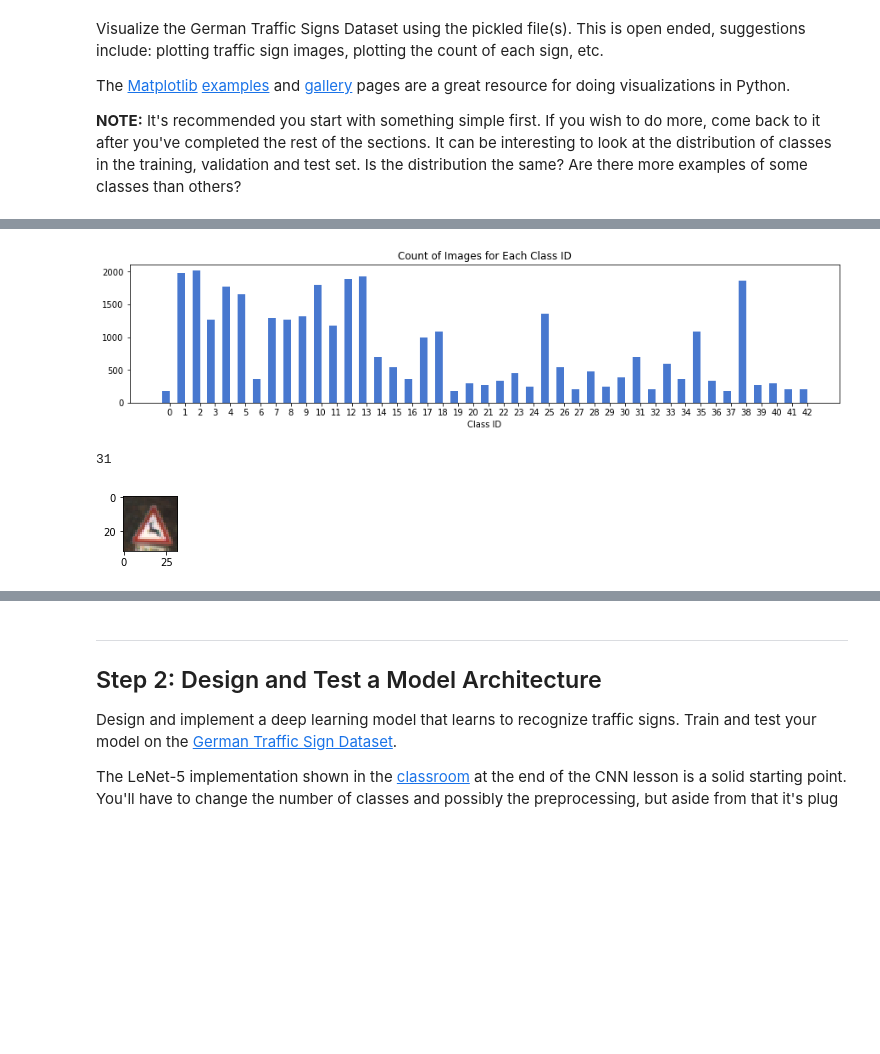
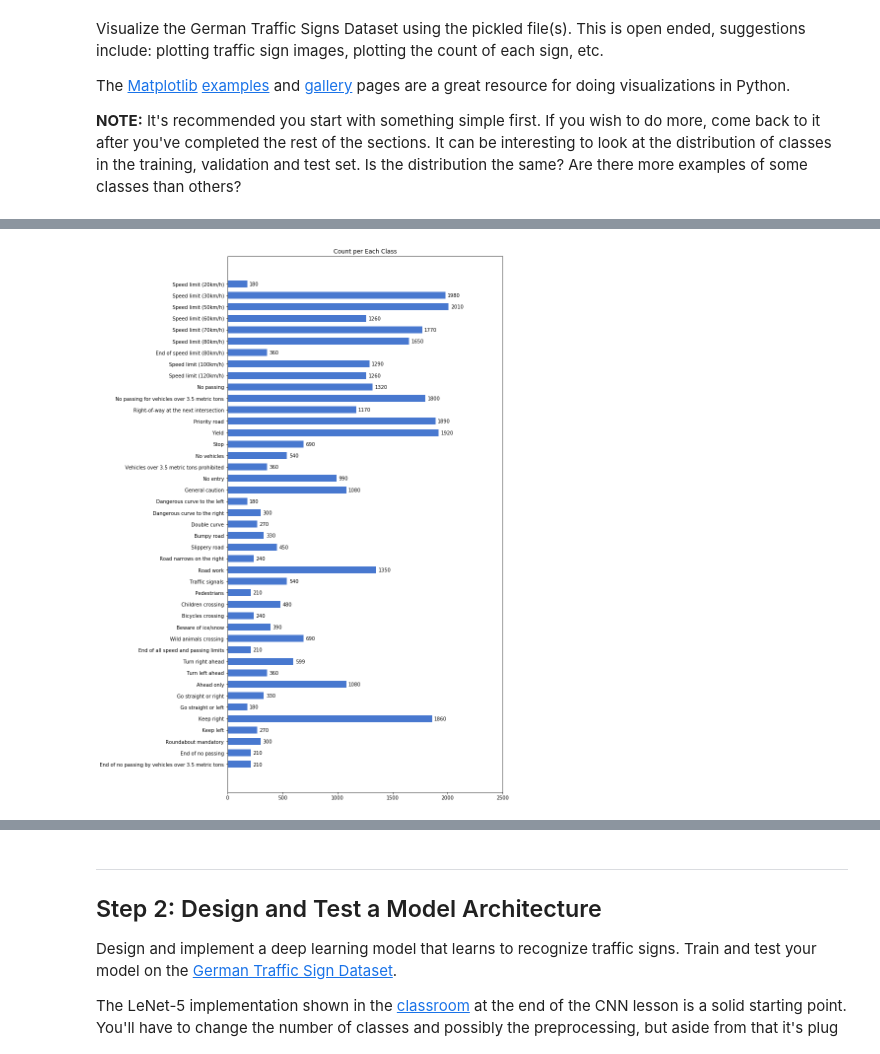
Before and after one commit to tangrui/udacity-self-driving-car, a Jupyter notebook: Project 2 - Traffic Sign Classifier/Traffic_Sign_Classifier.ipynb, the cells around one changed output, grey strips where cells are left out. Cells and saved outputs as stored; diff of their text form; code cells hidden in the pictures; blank space fills up the shorter version.

```diff
--- a/Project 2 - Traffic Sign Classifier/Traffic_Sign_Classifier.ipynb
+++ b/Project 2 - Traffic Sign Classifier/Traffic_Sign_Classifier.ipynb
@@ -100,3 +114,29 @@ import matplotlib.pyplot as plt
 import random
 # Visualizations will be shown in the notebook.
 %matplotlib inline
+# %%
+import matplotlib.gridspec as gridspec
+
+n = 7
+plt.figure(figsize=(15, 35))
+gs = gridspec.GridSpec(n_classes, n + 3)
+with plt.style.context(('seaborn-muted')):
+    for i in range(n_classes):
+        images = x_train_orig[y_train_orig == i]
+        indexes = np.random.choice(len(images), n)
+        for j, idx in enumerate(indexes):
+            if (j == 0):
+                plt.subplot(gs[i, 0:3])
+                plt.text(0, 0.5, '({}) {}'.format(i, class_names[i]), size=12, ha='left', va='center')
+                plt.xticks([])
+                plt.yticks([])
+                plt.axis('off')
+
+            plt.subplot(gs[i, j + 3])
+            plt.imshow(images[idx])
+            plt.xticks([])
+            plt.yticks([])
+            plt.axis('off')
+
+plt.tight_layout()
+plt.show()
@@ -103,27 +145,22 @@ import random
 # %%
 from collections import Counter
 
 counts = Counter(y_train_orig)
 labels, values = zip(*counts.items())
 indexes = np.arange(len(labels))
-width = 0.5
+
+pos = np.arange(n_classes)
 with plt.style.context(('seaborn-muted')):
-    figure = plt.figure(figsize=(15, 3))
-    plt.bar(indexes, values, width)
-    plt.xticks(indexes + width * 0.5, labels)
-    plt.xlabel('Class ID')
-    plt.title('Count of Images for Each Class ID')
+    fig, ax = plt.subplots(figsize=(10, 20))
+    ax.barh(pos, values, 0.6)
+    ax.set_yticks(pos)
+    ax.invert_yaxis()
+    ax.set_yticklabels([class_names[label] for label in labels])
+    ax.set_xticks([0, 500, 1000, 1500, 2000, 2500])
+    ax.set_title('Count per Each Class')
+    for i, v in enumerate(values):
+        ax.text(v + 20, i + 0.15, v)
 
 plt.show()
 # %% [output]
-[figure, old version]
+[figure, new version]
-# %%
-index = random.randint(0, len(x_train_orig))
-image = x_train_orig[index]
-
-plt.figure(figsize=(1, 1))
-plt.imshow(image)
-print(y_train_orig[index])
-# %% [output]
-31
-[figure, removed]
```
Also changed, not shown: parts of 67 cells of this notebook, 42 other files.
